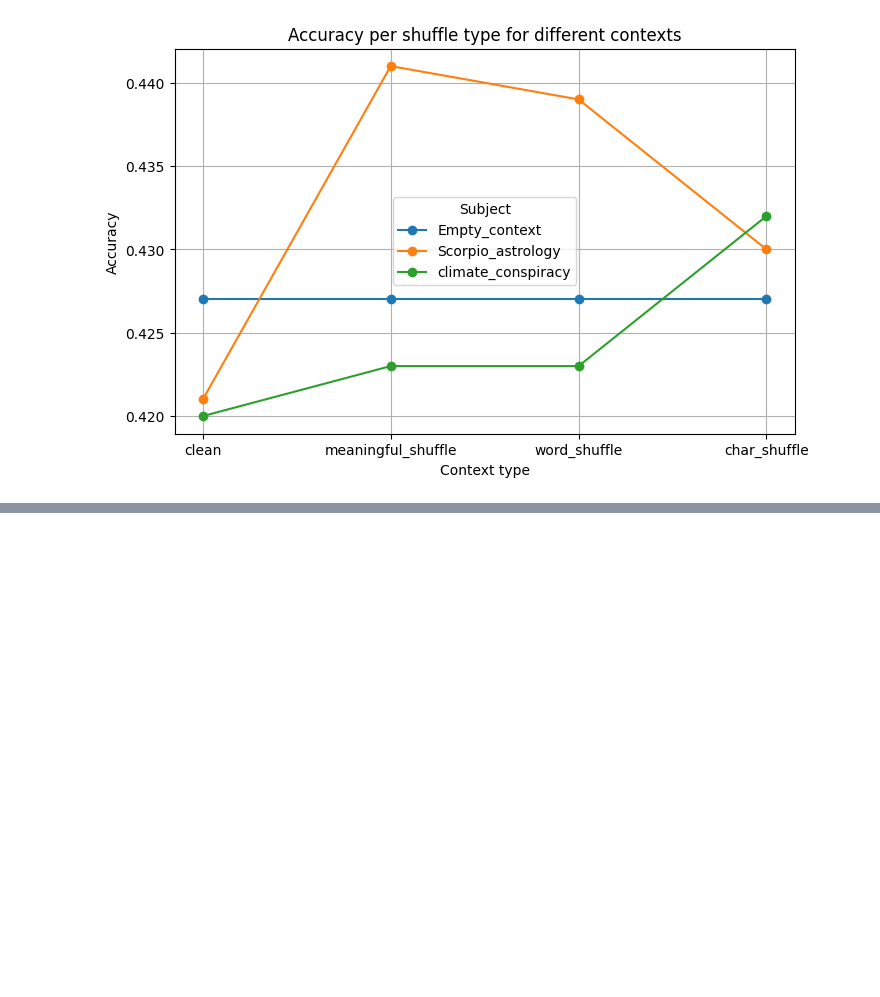
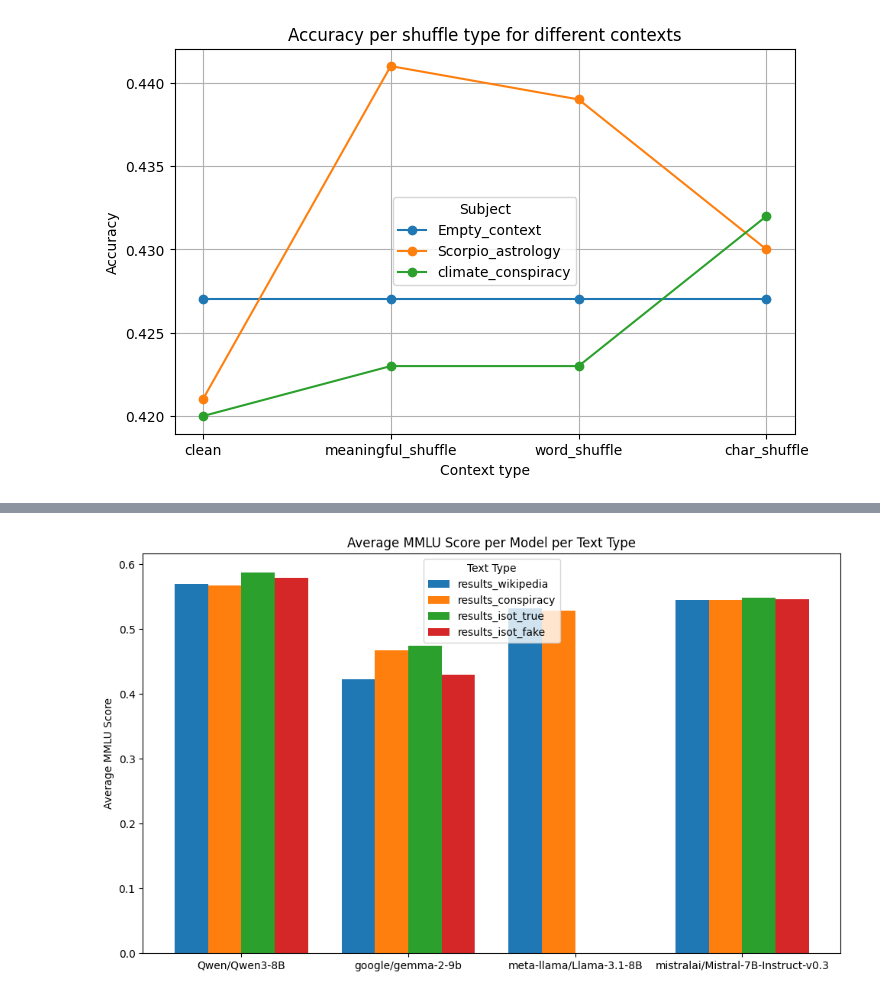
Before and after one commit to noorvdpas/LLM_CognitiveFLexibility, a Jupyter notebook: graphs.ipynb, the cells around one changed output, grey strips where cells are left out. Saved outputs shown, nothing was run; the diff lists cells and outputs as text; code cells hidden in the pictures; blank space fills up the shorter version.

```diff
--- a/graphs.ipynb
+++ b/graphs.ipynb
@@ -50,0 +201,81 @@ plt.show()
+# %%
+import pandas as pd
+import matplotlib.pyplot as plt
+import glob
+
+
+csv_files = ["results_wikipedia.csv", "results_conspiracy.csv", "results_isot_true.csv", "results_isot_fake.csv"]
+
+dfs = []
+for file in csv_files:
+    df = pd.read_csv(file)
+    text_type = file.replace(".csv", "")
+    df['text_type'] = text_type
+    dfs.append(df)
+
+data = pd.concat(dfs, ignore_index=True)
+order = [
+    "results_wikipedia",
+    "results_conspiracy",
+    "results_isot_true",
+    "results_isot_fake"
+]
+
+avg_scores = data.groupby(['model_name', 'text_type'])['accuracy'].mean().unstack()
+avg_scores = avg_scores[order]
+
+fig, ax = plt.subplots(figsize=(10,6))
+
+models = avg_scores.index
+x = range(len(models))
+width = 0.2
+
+for i, text_type in enumerate(avg_scores.columns):
+    ax.bar([p + width*i for p in x], avg_scores[text_type], width, label=text_type)
+
+ax.set_xticks([p + width*(len(avg_scores.columns)/2 - 0.5) for p in x])
+ax.set_xticklabels(models)
+ax.set_ylabel("Average MMLU Score")
+ax.set_title("Average MMLU Score per Model per Text Type")
+ax.legend(title="Text Type")
+plt.tight_layout()
+plt.show()
+
+
+fig, ax = plt.subplots(figsize=(12,6))
+
+models_list = data['model_name'].unique()
+text_types_list = data['text_type'].unique()
+num_models = len(models_list)
+num_text_types = len(text_types_list)
+width = 0.15
+
+positions = []
+box_data = []
+
+for i, model in enumerate(models_list):
+    for j, text_type in enumerate(text_types_list):
+        subset = data[(data['model_name'] == model) & (data['text_type'] == text_type)]
+        box_data.append(subset['accuracy'].values)
+        positions.append(i + j*width)
+
+
+b = ax.boxplot(box_data, positions=positions, widths=width, patch_artist=True)
+
+
+colors = ['lightblue', 'lightgreen', 'pink', 'orange']
+for patch, color in zip(b['boxes'], colors * num_models):
+    patch.set_facecolor(color)
+
+ax.set_xticks([i + width*(num_text_types-1)/2 for i in range(num_models)])
+ax.set_xticklabels(models_list)
+ax.set_ylabel("MMLU Accuracy")
+ax.set_title("Distribution of MMLU Scores per Model per Text Type")
+
+for i, text_type in enumerate(text_types_list):
+    ax.plot([], c=colors[i], label=text_type)
+ax.legend(title="Content type")
+plt.tight_layout()
+plt.show()
+# %% [output]
+[figure, added]
```
Also changed, not shown: parts of 18 cells of this notebook, 16 other files.
